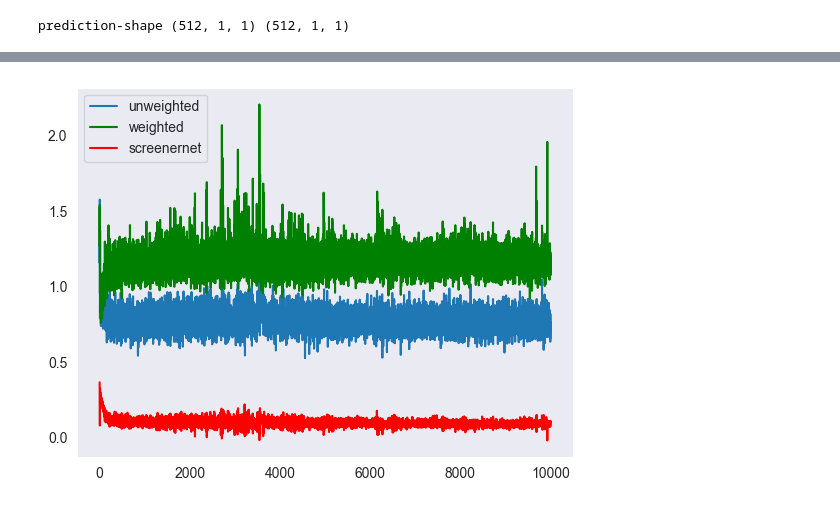
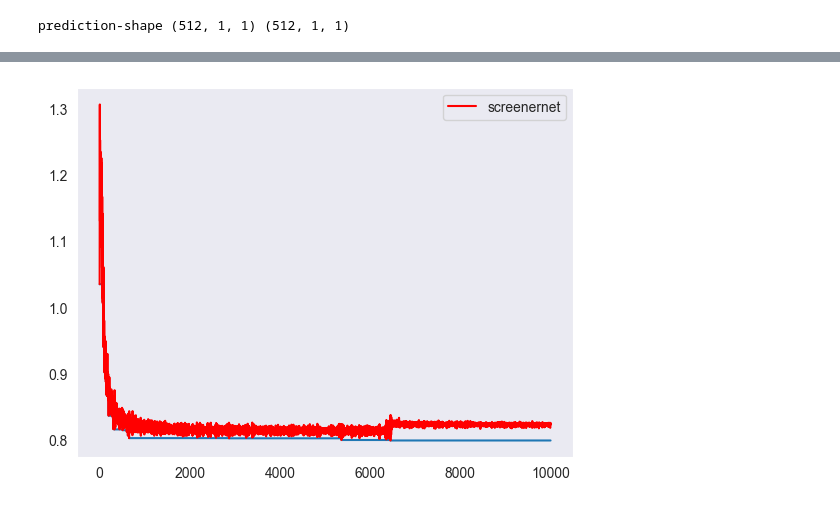
Before and after one commit to aszi09/CL_for_faster_Meta-learning, a Jupyter notebook: screenernet_notebook.ipynb, the cells around one changed output, grey strips where cells are left out. Saved outputs shown, nothing was run; the diff lists cells and outputs as text; code cells hidden in the pictures.

Commit message:
Experiment with losses

```diff
--- a/screenernet_notebook.ipynb
+++ b/screenernet_notebook.ipynb
@@ -120,8 +120,9 @@ def numpy_collate(batch):
     xs_target = np.array(transposed_data[2])
     ys_target = np.array(transposed_data[3])
     return torch.tensor(xs_context), torch.tensor(ys_context), torch.tensor(xs_target), torch.tensor(ys_target)
-rng, key = jax.random.split(rng)
-dataset = MixtureDataset(dataset_size=dataset_size, key=key, num_context_samples=context_size, num_target_samples=target_size, sampler=data_sampler)
+rng, key_test, key_train = jax.random.split(rng, 3)
+dataset_train = MixtureDataset(dataset_size=dataset_size, key=key_train, num_context_samples=context_size, num_target_samples=target_size, sampler=data_sampler)
+dataset_test = MixtureDataset(dataset_size=batch_size*22, key=key_test, num_context_samples=context_size, num_target_samples=target_size, sampler=data_sampler)
 # %% [markdown]
 ### Model initialization
 # %%
@@ -362,5 +459,5 @@ def train(dataset, dataset_size, context_size, num_epochs, rng, kl_penalty, num_
 # %%
-model, params, np_losses, weighted_losses, screenernet_losses=train(dataset, dataset_size, context_size, num_epochs, rng, kl_penalty, num_posterior_mc)
+model,params,baseline_params,screenernet_losses, np_sn_losses, baseline_losses=train(dataset_train, dataset_test, dataset_size, context_size, num_epochs, rng, kl_penalty, num_posterior_mc)
 # %%
 # Test predictions on functions from the training-distribution
 def f(
@@ -406,12 +507,10 @@ prediction-shape (512, 1, 1) (512, 1, 1)
 # %%
-plt.plot(np_losses, label='unweighted')
-#plt.plot(jnp.ufunc(jnp.minimum, nin=2, nout=1).accumulate(jnp.asarray(losses)))
-plt.plot(weighted_losses, color='green', label='weighted')
+plt.plot(jnp.ufunc(jnp.minimum, nin=2, nout=1).accumulate(jnp.asarray(screenernet_losses)))
 plt.plot(screenernet_losses, color='red', label='screenernet')
 plt.legend()
 plt.grid()
 # %% [output]
-[figure, old version]
+[figure, new version]
 # %%
 for i in range(means.shape[1]):
     plt.plot(x_test, means[:, i], color='black', alpha=0.2)  # Mixture-components
```
Also changed, not shown: parts of 4 cells of this notebook, 2 other files.
